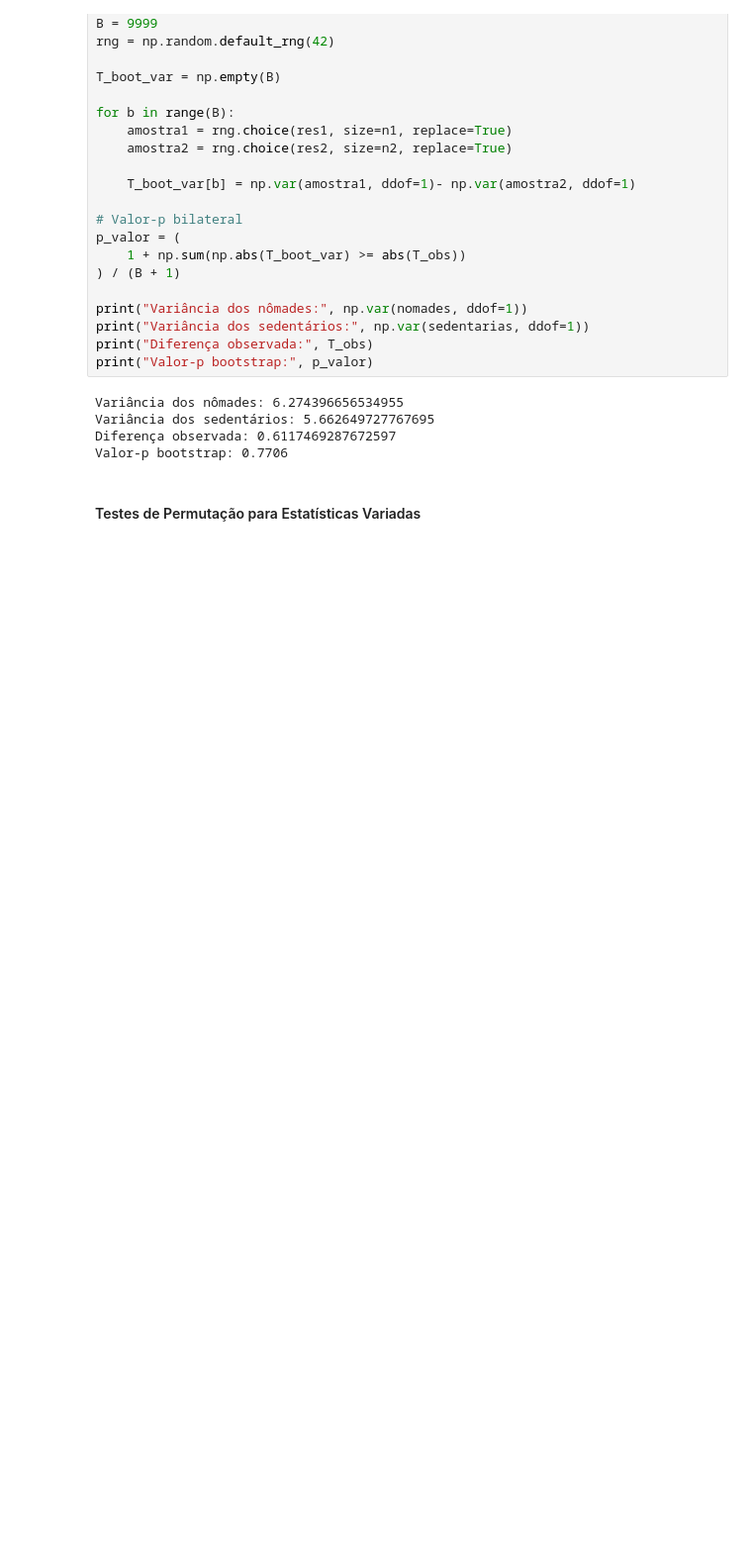
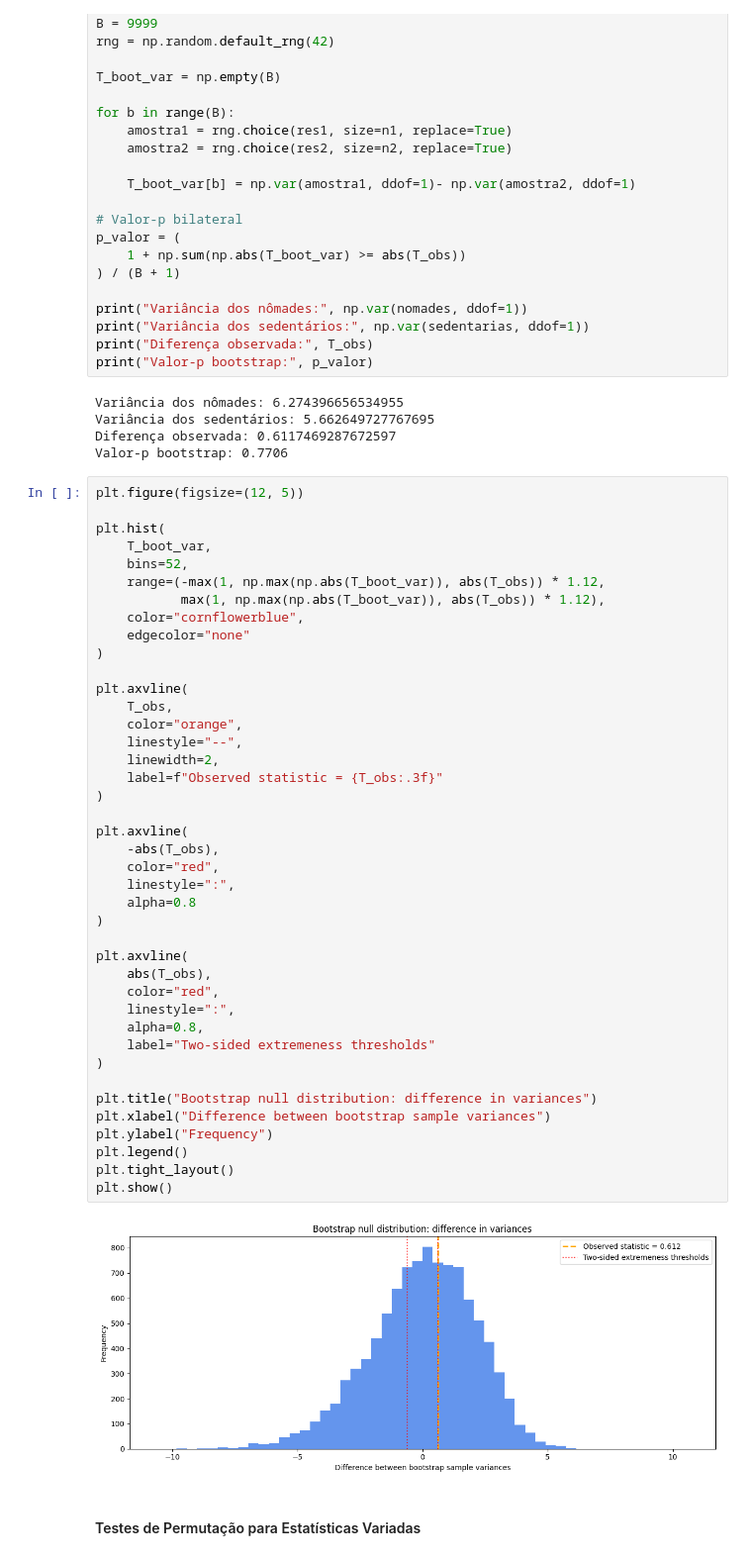
Before and after one commit to gabriel-nbr/MCI, a Jupyter notebook: Trabalho1.ipynb, the cells around one changed output. Shown at 99% size. Saved outputs shown, nothing was run; the diff lists cells and outputs as text; blank space fills up the shorter version.

```diff
--- a/Trabalho1.ipynb
+++ b/Trabalho1.ipynb
@@ -381,6 +382,49 @@ Variância dos nômades: 6.274396656534955
 Variância dos sedentários: 5.662649727767695
 Diferença observada: 0.6117469287672597
 Valor-p bootstrap: 0.7706
+# %%
+plt.figure(figsize=(12, 5))
+
+plt.hist(
+    T_boot_var,
+    bins=52,
+    range=(-max(1, np.max(np.abs(T_boot_var)), abs(T_obs)) * 1.12,
+           max(1, np.max(np.abs(T_boot_var)), abs(T_obs)) * 1.12),
+    color="cornflowerblue",
+    edgecolor="none"
+)
+
+plt.axvline(
+    T_obs,
+    color="orange",
+    linestyle="--",
+    linewidth=2,
+    label=f"Observed statistic = {T_obs:.3f}"
+)
+
+plt.axvline(
+    -abs(T_obs),
+    color="red",
+    linestyle=":",
+    alpha=0.8
+)
+
+plt.axvline(
+    abs(T_obs),
+    color="red",
+    linestyle=":",
+    alpha=0.8,
+    label="Two-sided extremeness thresholds"
+)
+
+plt.title("Bootstrap null distribution: difference in variances")
+plt.xlabel("Difference between bootstrap sample variances")
+plt.ylabel("Frequency")
+plt.legend()
+plt.tight_layout()
+plt.show()
+# %% [output]
+[figure, added]
 # %% [markdown]
 #### Testes de Permutação para Estatísticas Variadas
 # %%
```
Also changed, not shown: parts of 6 cells of this notebook.
